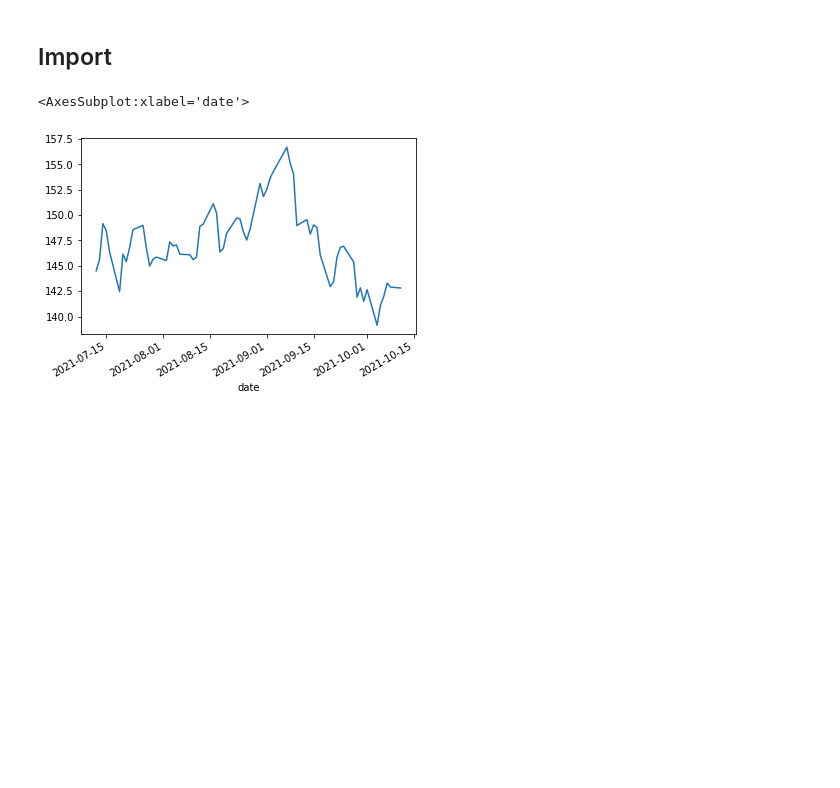
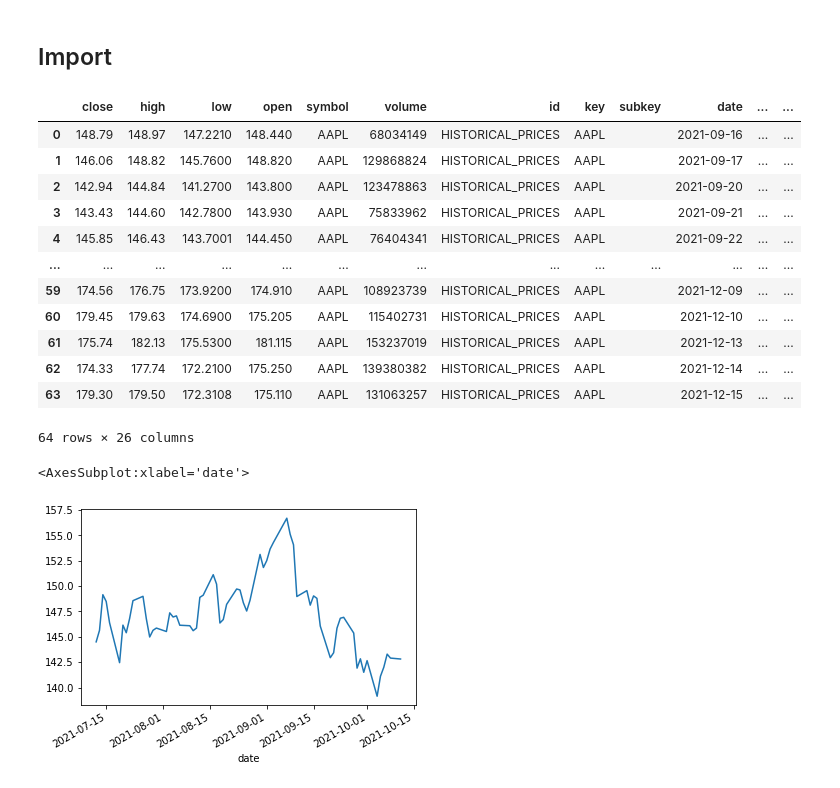
Before and after one commit to selmalopez/data-challenges, a Jupyter notebook: 02-Data-Toolkit/02-Data-Sourcing/01-Stock-Market-API/Untitled.ipynb, the cells around one changed output. Cells and saved outputs as stored; diff of their text form; code cells hidden in the pictures; blank space fills up the shorter version.

```diff
--- a/02-Data-Toolkit/02-Data-Sourcing/01-Stock-Market-API/Untitled.ipynb
+++ b/02-Data-Toolkit/02-Data-Sourcing/01-Stock-Market-API/Untitled.ipynb
@@ -13,6 +13,23 @@ api_data = requests.get(url).json()
 apple_df = pd.DataFrame(api_data)
 apple_df['date'] = pd.to_datetime(apple_df['date'], format="%Y-%m-%d")
 apple_df = apple_df.set_index('date')
+# %%
+apple_df = pd.DataFrame(api_data)
+apple_df
+# %% [output]
+|  | close | high | low | open | symbol | volume | id | key | subkey | date | ... | ... |
+| 0 | 148.79 | 148.97 | 147.2210 | 148.440 | AAPL | 68034149 | HISTORICAL_PRICES | AAPL |  | 2021-09-16 | ... | ... |
+| 1 | 146.06 | 148.82 | 145.7600 | 148.820 | AAPL | 129868824 | HISTORICAL_PRICES | AAPL |  | 2021-09-17 | ... | ... |
+| 2 | 142.94 | 144.84 | 141.2700 | 143.800 | AAPL | 123478863 | HISTORICAL_PRICES | AAPL |  | 2021-09-20 | ... | ... |
+| 3 | 143.43 | 144.60 | 142.7800 | 143.930 | AAPL | 75833962 | HISTORICAL_PRICES | AAPL |  | 2021-09-21 | ... | ... |
+| 4 | 145.85 | 146.43 | 143.7001 | 144.450 | AAPL | 76404341 | HISTORICAL_PRICES | AAPL |  | 2021-09-22 | ... | ... |
+| ... | ... | ... | ... | ... | ... | ... | ... | ... | ... | ... | ... | ... |
+| 59 | 174.56 | 176.75 | 173.9200 | 174.910 | AAPL | 108923739 | HISTORICAL_PRICES | AAPL |  | 2021-12-09 | ... | ... |
+| 60 | 179.45 | 179.63 | 174.6900 | 175.205 | AAPL | 115402731 | HISTORICAL_PRICES | AAPL |  | 2021-12-10 | ... | ... |
+| 61 | 175.74 | 182.13 | 175.5300 | 181.115 | AAPL | 153237019 | HISTORICAL_PRICES | AAPL |  | 2021-12-13 | ... | ... |
+| 62 | 174.33 | 177.74 | 172.2100 | 175.250 | AAPL | 139380382 | HISTORICAL_PRICES | AAPL |  | 2021-12-14 | ... | ... |
+| 63 | 179.30 | 179.50 | 172.3108 | 175.110 | AAPL | 131063257 | HISTORICAL_PRICES | AAPL |  | 2021-12-15 | ... | ... |
+64 rows × 26 columns
 # %%
 apple_df['close'].plot()
 # %% [output]
```
Also changed, not shown: 3 other files.
